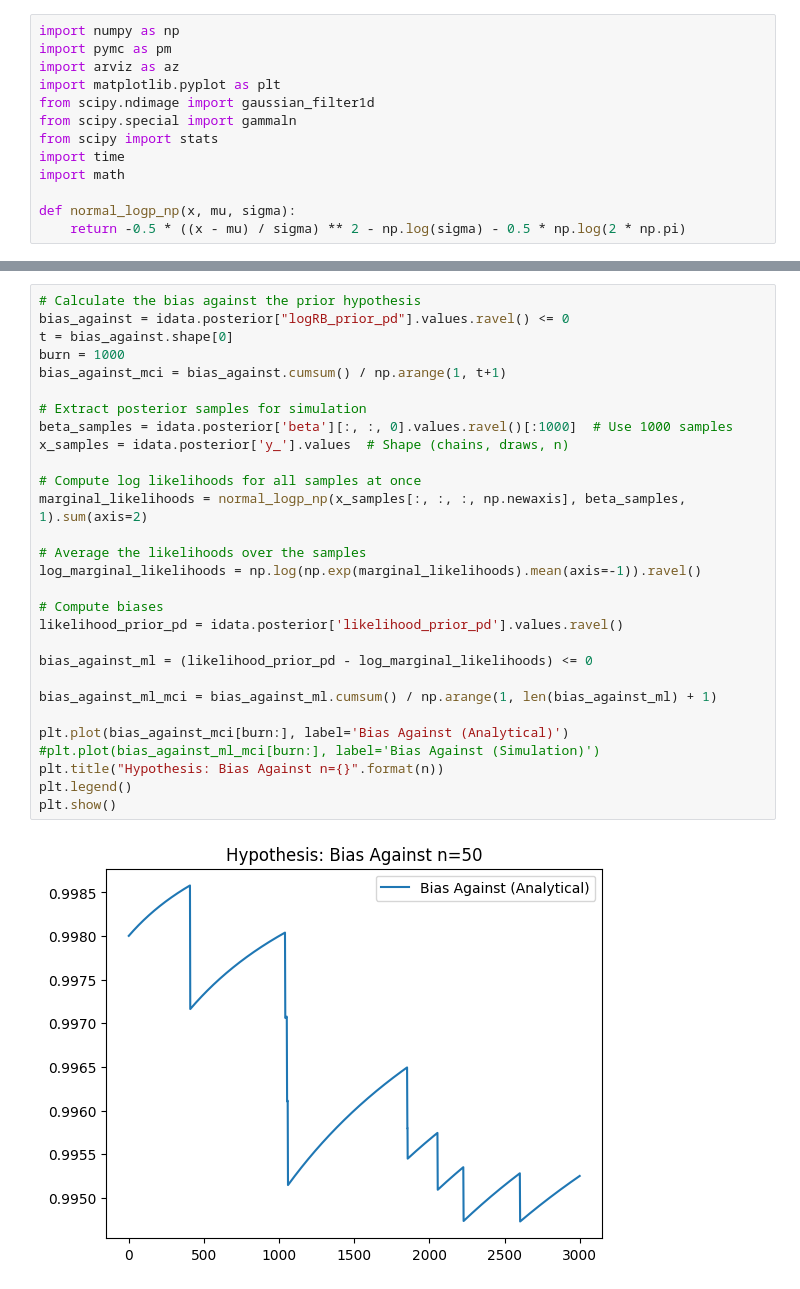
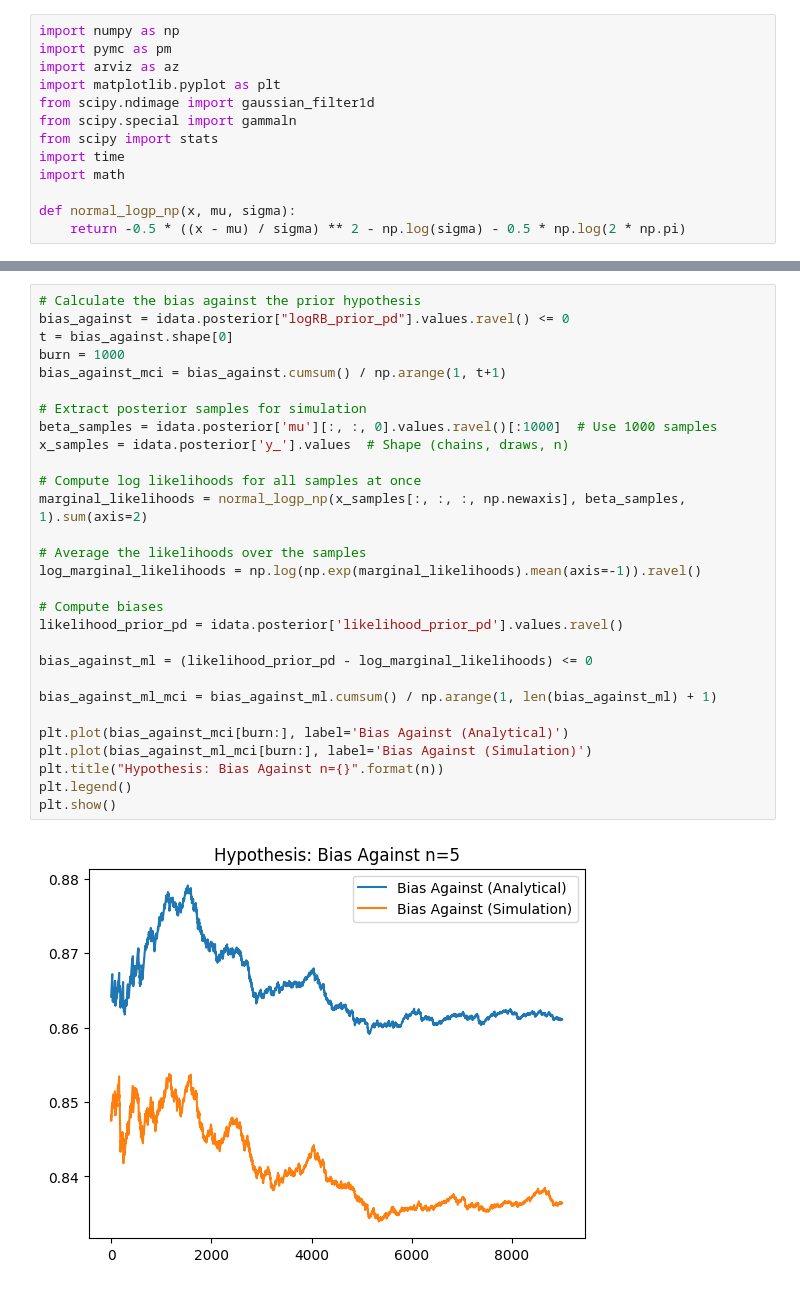
Before and after one commit to javmencia/RelativeBelief, a Jupyter notebook: RegressionModel.ipynb, the cells around one changed output, grey strips where cells are left out. Cells and saved outputs as stored; diff of their text form.

```diff
--- a/RegressionModel.ipynb
+++ b/RegressionModel.ipynb
@@ -187,31 +118,31 @@ with pm.Model() as model:
 # %%
 # Calculate the bias against the prior hypothesis
 bias_against = idata.posterior["logRB_prior_pd"].values.ravel() <= 0
 t = bias_against.shape[0]
 burn = 1000
 bias_against_mci = bias_against.cumsum() / np.arange(1, t+1)
 
 # Extract posterior samples for simulation
-beta_samples = idata.posterior['beta'][:, :, 0].values.ravel()[:1000]  # Use 1000 samples
+beta_samples = idata.posterior['mu'][:, :, 0].values.ravel()[:1000]  # Use 1000 samples
 x_samples = idata.posterior['y_'].values  # Shape (chains, draws, n)
 
 # Compute log likelihoods for all samples at once
 marginal_likelihoods = normal_logp_np(x_samples[:, :, :, np.newaxis], beta_samples, 1).sum(axis=2)
 
 # Average the likelihoods over the samples
 log_marginal_likelihoods = np.log(np.exp(marginal_likelihoods).mean(axis=-1)).ravel()
 
 # Compute biases
 likelihood_prior_pd = idata.posterior['likelihood_prior_pd'].values.ravel()
 
 bias_against_ml = (likelihood_prior_pd - log_marginal_likelihoods) <= 0
 
 bias_against_ml_mci = bias_against_ml.cumsum() / np.arange(1, len(bias_against_ml) + 1)
 
 plt.plot(bias_against_mci[burn:], label='Bias Against (Analytical)')
-#plt.plot(bias_against_ml_mci[burn:], label='Bias Against (Simulation)')
+plt.plot(bias_against_ml_mci[burn:], label='Bias Against (Simulation)')
 plt.title("Hypothesis: Bias Against n={}".format(n))
 plt.legend()
 plt.show()
 # %% [output]
-[figure, old version]
+[figure, new version]
```
Also changed, not shown: parts of 7 cells of this notebook.
